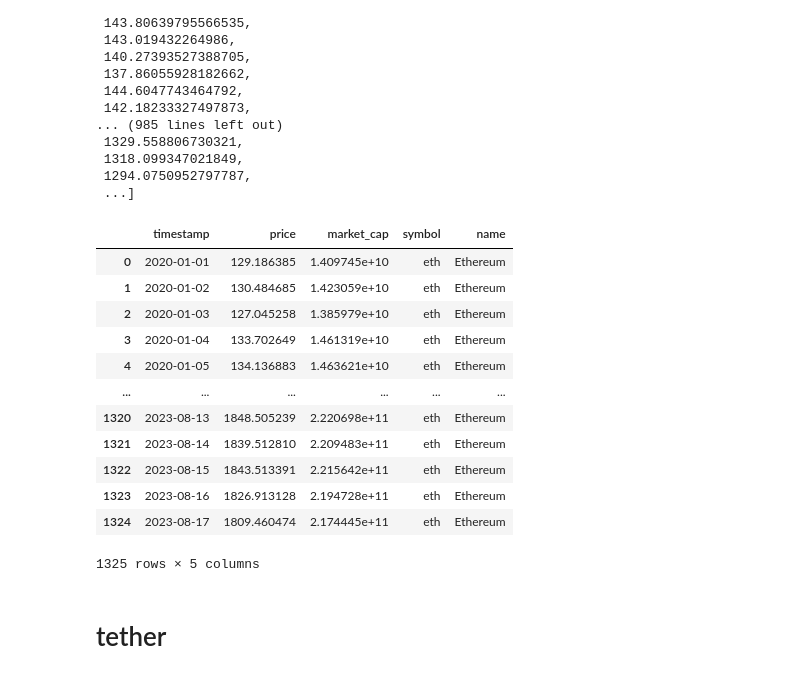
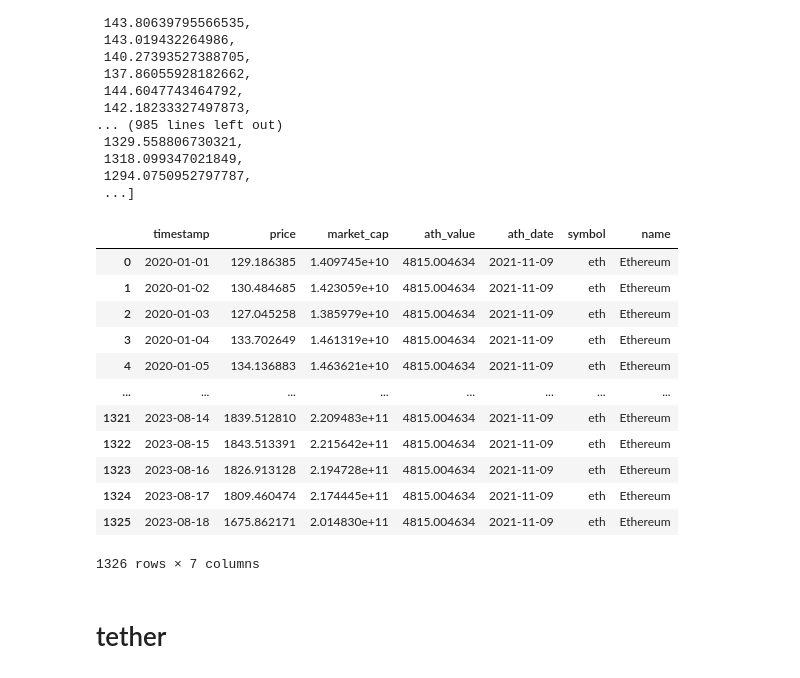
Before and after one commit to Bzetatuc/PI_2_Henry, a Jupyter notebook: DATA ETL/data.ipynb, the cells around one changed output. Saved outputs shown, nothing was run; the diff lists cells and outputs as text; code cells hidden in the pictures.

```diff
--- a/data/data.ipynb
+++ b/DATA ETL/data.ipynb
@@ -535,46 +530,57 @@ ethereum
  1294.0750952797787,
  ...]
 # %%
-ethereum = cg.get_coin_market_chart_range_by_id(id='ethereum', vs_currency='usd', from_timestamp=1577761200, to_timestamp=1692231142)
+
+
+# Obtener datos históricos de precios y capitalización de mercado para Ethereum (ETH)
+ethereum = cg.get_coin_market_chart_range_by_id(id='ethereum', vs_currency='usd', from_timestamp=1577761200, to_timestamp=1692367855)
 historical_prices = ethereum['prices']
 market_caps = ethereum['market_caps']
 
 # Obtener información básica de la moneda ethereum
 token_info = cg.get_coin_by_id(id='ethereum')
 symbol = token_info['symbol']
 name = token_info['name']
 
 # Crear un DataFrame con los datos históricos de precios
 historical_df = pd.DataFrame(historical_prices, columns=['timestamp', 'price'])
 historical_df['timestamp'] = pd.to_datetime(historical_df['timestamp'], unit='ms')
 
 # Crear un DataFrame con los datos históricos de capitalización de mercado
 market_cap_df = pd.DataFrame(market_caps, columns=['timestamp', 'market_cap'])
 market_cap_df['timestamp'] = pd.to_datetime(market_cap_df['timestamp'], unit='ms')
 
 # Combinar los DataFrames utilizando join
 combined_df_ethereum = historical_df.join(market_cap_df.set_index('timestamp'), on='timestamp')
 
+# Calcular el valor ATH y su fecha correspondiente
+ath_value = combined_df_ethereum['price'].max()
+ath_date = combined_df_ethereum.loc[combined_df_ethereum['price'].idxmax()]['timestamp']
+
+# Agregar la columna ATH al DataFrame
+combined_df_ethereum['ath_value'] = ath_value
+combined_df_ethereum['ath_date'] = ath_date
+
 # Agregar las columnas de symbol y name directamente al DataFrame
 combined_df_ethereum['symbol'] = symbol
 combined_df_ethereum['name'] = name
 
-
+# Mostrar el DataFrame con las nuevas columnas
 combined_df_ethereum
 # %% [output]
-|  | timestamp | price | market_cap | symbol | name |
-| 0 | 2020-01-01 | 129.186385 | 1.409745e+10 | eth | Ethereum |
-| 1 | 2020-01-02 | 130.484685 | 1.423059e+10 | eth | Ethereum |
-| 2 | 2020-01-03 | 127.045258 | 1.385979e+10 | eth | Ethereum |
-| 3 | 2020-01-04 | 133.702649 | 1.461319e+10 | eth | Ethereum |
-| 4 | 2020-01-05 | 134.136883 | 1.463621e+10 | eth | Ethereum |
-| ... | ... | ... | ... | ... | ... |
-| 1320 | 2023-08-13 | 1848.505239 | 2.220698e+11 | eth | Ethereum |
-| 1321 | 2023-08-14 | 1839.512810 | 2.209483e+11 | eth | Ethereum |
-| 1322 | 2023-08-15 | 1843.513391 | 2.215642e+11 | eth | Ethereum |
-| 1323 | 2023-08-16 | 1826.913128 | 2.194728e+11 | eth | Ethereum |
-| 1324 | 2023-08-17 | 1809.460474 | 2.174445e+11 | eth | Ethereum |
+|  | timestamp | price | market_cap | ath_value | ath_date | symbol | name |
+| 0 | 2020-01-01 | 129.186385 | 1.409745e+10 | 4815.004634 | 2021-11-09 | eth | Ethereum |
+| 1 | 2020-01-02 | 130.484685 | 1.423059e+10 | 4815.004634 | 2021-11-09 | eth | Ethereum |
+| 2 | 2020-01-03 | 127.045258 | 1.385979e+10 | 4815.004634 | 2021-11-09 | eth | Ethereum |
+| 3 | 2020-01-04 | 133.702649 | 1.461319e+10 | 4815.004634 | 2021-11-09 | eth | Ethereum |
+| 4 | 2020-01-05 | 134.136883 | 1.463621e+10 | 4815.004634 | 2021-11-09 | eth | Ethereum |
+| ... | ... | ... | ... | ... | ... | ... | ... |
+| 1321 | 2023-08-14 | 1839.512810 | 2.209483e+11 | 4815.004634 | 2021-11-09 | eth | Ethereum |
+| 1322 | 2023-08-15 | 1843.513391 | 2.215642e+11 | 4815.004634 | 2021-11-09 | eth | Ethereum |
+| 1323 | 2023-08-16 | 1826.913128 | 2.194728e+11 | 4815.004634 | 2021-11-09 | eth | Ethereum |
+| 1324 | 2023-08-17 | 1809.460474 | 2.174445e+11 | 4815.004634 | 2021-11-09 | eth | Ethereum |
+| 1325 | 2023-08-18 | 1675.862171 | 2.014830e+11 | 4815.004634 | 2021-11-09 | eth | Ethereum |
-1325 rows × 5 columns
+1326 rows × 7 columns
 # %%
 # Cambiar el nombre de la columna 'timestamp' a 'date'
 combined_df_ethereum = combined_df_ethereum.rename(columns={'timestamp': 'date'})
```
Also changed, not shown: parts of 43 cells of this notebook, 43 other files.
